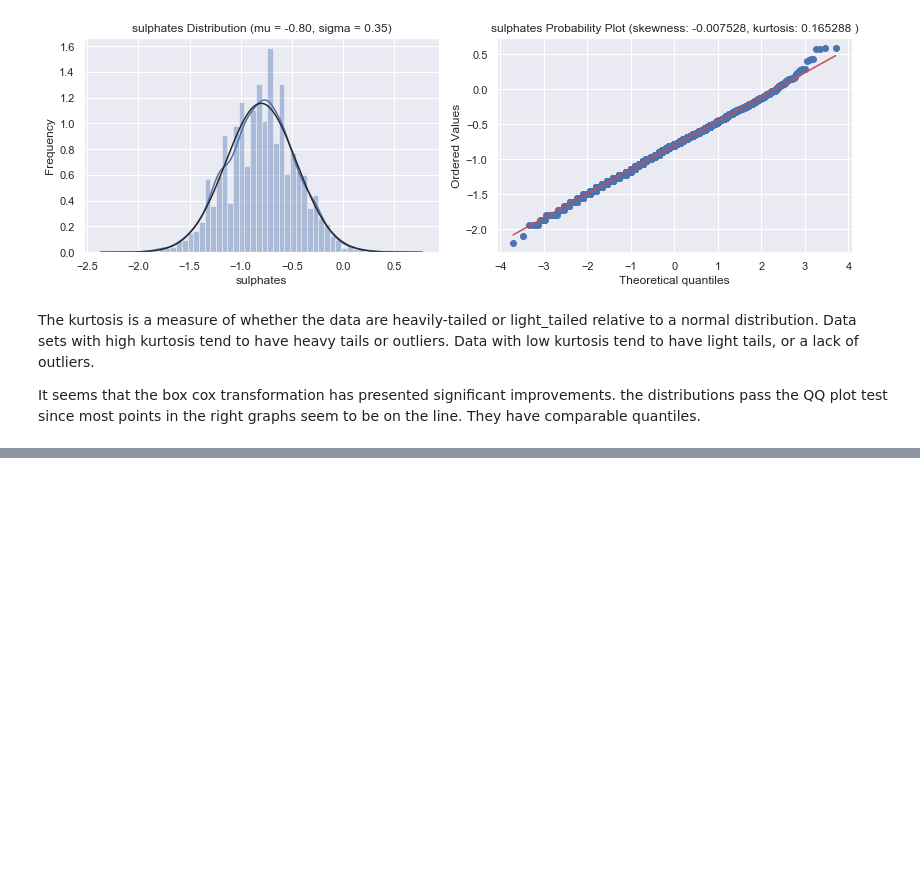
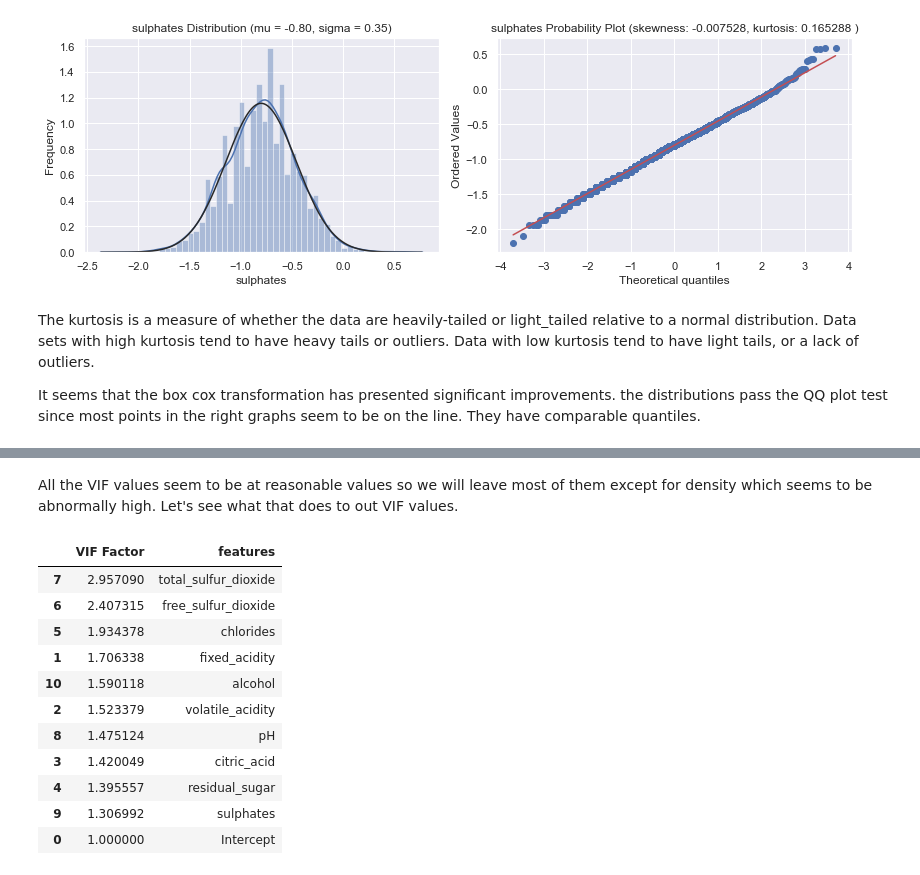
Before and after one commit to nwdelafu/wine-quality, a Jupyter notebook: main.ipynb, the cells around one changed output, grey strips where cells are left out. Saved outputs shown, nothing was run; the diff lists cells and outputs as text; code cells hidden in the pictures; blank space fills up the shorter version.

```diff
--- a/main.ipynb
+++ b/main.ipynb
@@ -841,0 +886,26 @@ So, I start the analysis already having removed the features with he highest col
+# %% [markdown]
+All the VIF values seem to be at reasonable values so we will leave most of them except for density which seems to be abnormally high. Let's see what that does to out VIF values.
+# %%
+cols = wine.columns.str.replace(' ', '_')
+df = wine.copy()
+df.columns = cols
+
+# Remove the higest correlations and run a multiple regression
+cols = list(cols.drop(['wine_color', 'label', 'quality', 'density']))
+
+vif = VRF('label', df.loc[:, cols], wine['label'])
+
+del df, vif
+# %% [output]
+|  | VIF Factor | features |
+| 7 | 2.957090 | total_sulfur_dioxide |
+| 6 | 2.407315 | free_sulfur_dioxide |
+| 5 | 1.934378 | chlorides |
+| 1 | 1.706338 | fixed_acidity |
+| 10 | 1.590118 | alcohol |
+| 2 | 1.523379 | volatile_acidity |
+| 8 | 1.475124 | pH |
+| 3 | 1.420049 | citric_acid |
+| 4 | 1.395557 | residual_sugar |
+| 9 | 1.306992 | sulphates |
+| 0 | 1.000000 | Intercept |
```
Also changed, not shown: parts of 8 cells of this notebook.
